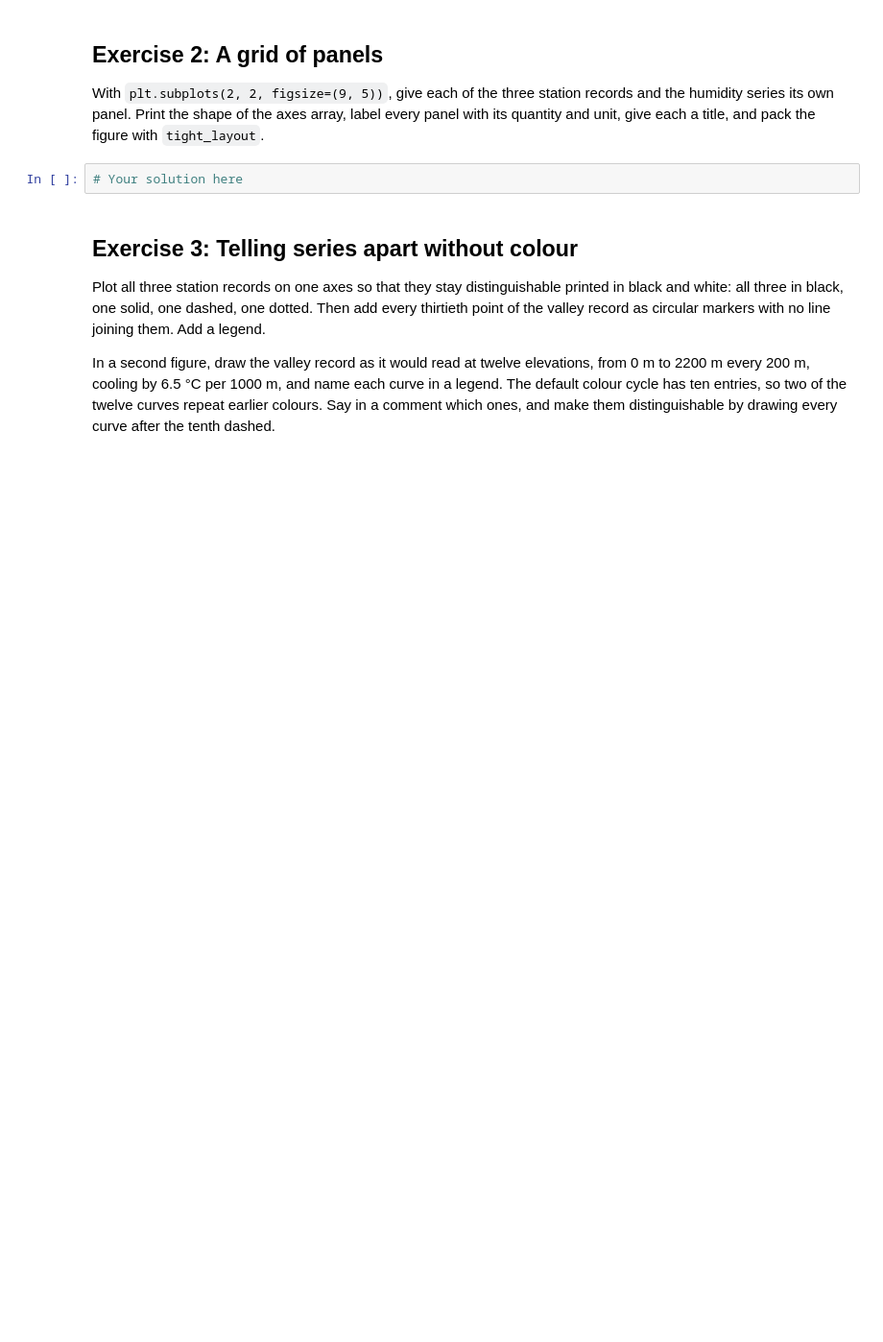
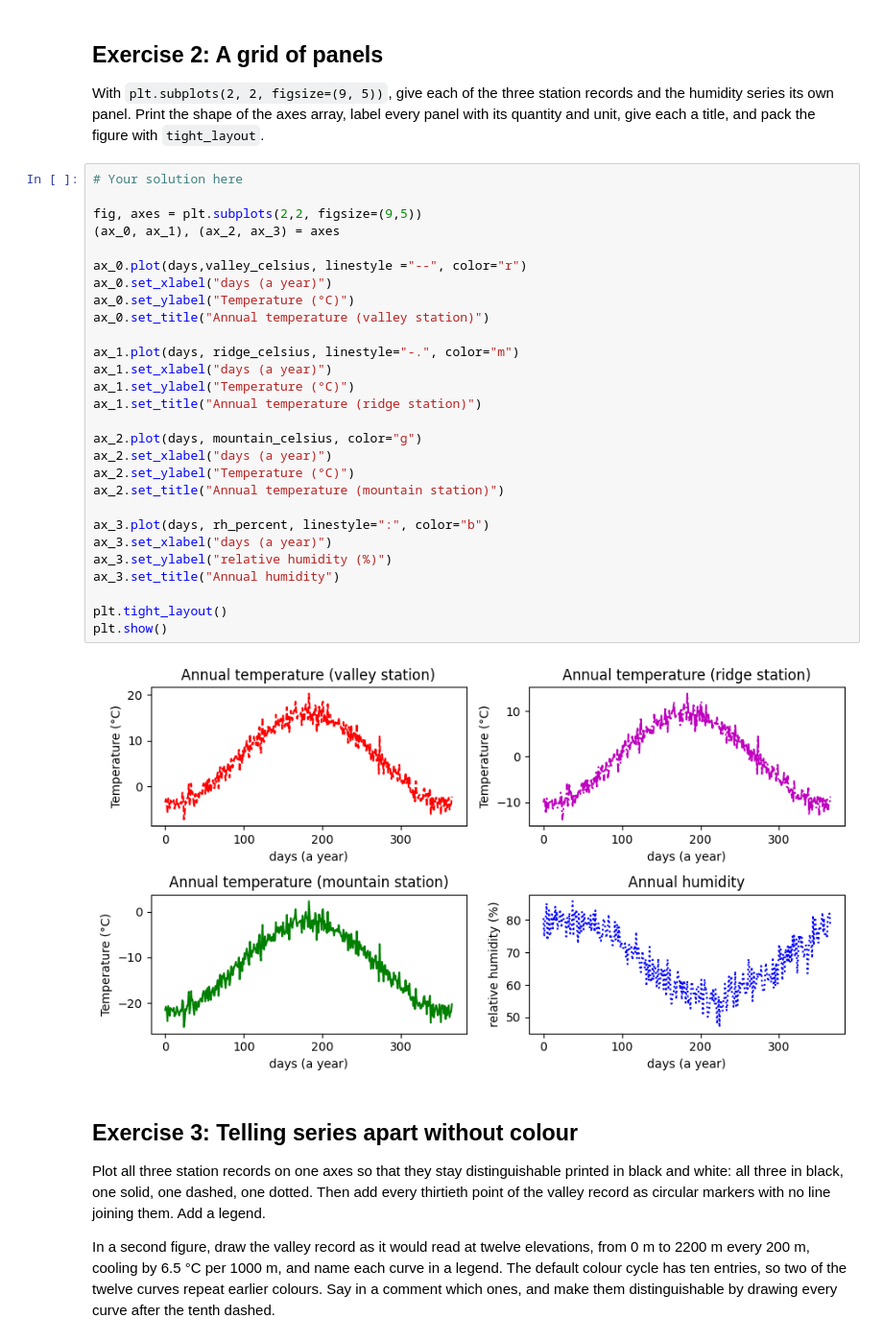
Before and after one commit to oliviaberset/2026_Intro_Python, a Jupyter notebook: live/part-I/1.4-matplotlib-and-xarray-exercises.ipynb, the cells around one changed output. Shown at 96% size. Saved outputs shown, nothing was run; the diff lists cells and outputs as text; blank space fills up the shorter version.

```diff
--- a/live/part-I/1.4-matplotlib-and-xarray-exercises.ipynb
+++ b/live/part-I/1.4-matplotlib-and-xarray-exercises.ipynb
@@ -77,8 +73,36 @@ plt.show()
 With `plt.subplots(2, 2, figsize=(9, 5))`, give each of the three station records and the
 humidity series its own panel. Print the shape of the axes array, label every panel with its
 quantity and unit, give each a title, and pack the figure with `tight_layout`.
-# %%
-# Your solution here
+# %%
+# Your solution here
+
+fig, axes = plt.subplots(2,2, figsize=(9,5))
+(ax_0, ax_1), (ax_2, ax_3) = axes
+
+ax_0.plot(days,valley_celsius, linestyle ="--", color="r")
+ax_0.set_xlabel("days (a year)")
+ax_0.set_ylabel("Temperature (°C)")
+ax_0.set_title("Annual temperature (valley station)")
+
+ax_1.plot(days, ridge_celsius, linestyle="-.", color="m")
+ax_1.set_xlabel("days (a year)")
+ax_1.set_ylabel("Temperature (°C)")
+ax_1.set_title("Annual temperature (ridge station)")
+
+ax_2.plot(days, mountain_celsius, color="g")
+ax_2.set_xlabel("days (a year)")
+ax_2.set_ylabel("Temperature (°C)")
+ax_2.set_title("Annual temperature (mountain station)")
+
+ax_3.plot(days, rh_percent, linestyle=":", color="b")
+ax_3.set_xlabel("days (a year)")
+ax_3.set_ylabel("relative humidity (%)")
+ax_3.set_title("Annual humidity")
+
+plt.tight_layout()
+plt.show()
+# %% [output]
+[figure, added]
 # %% [markdown]
 ## Exercise 3: Telling series apart without colour
 
```
Also changed, not shown: parts of 5 cells of this notebook.
